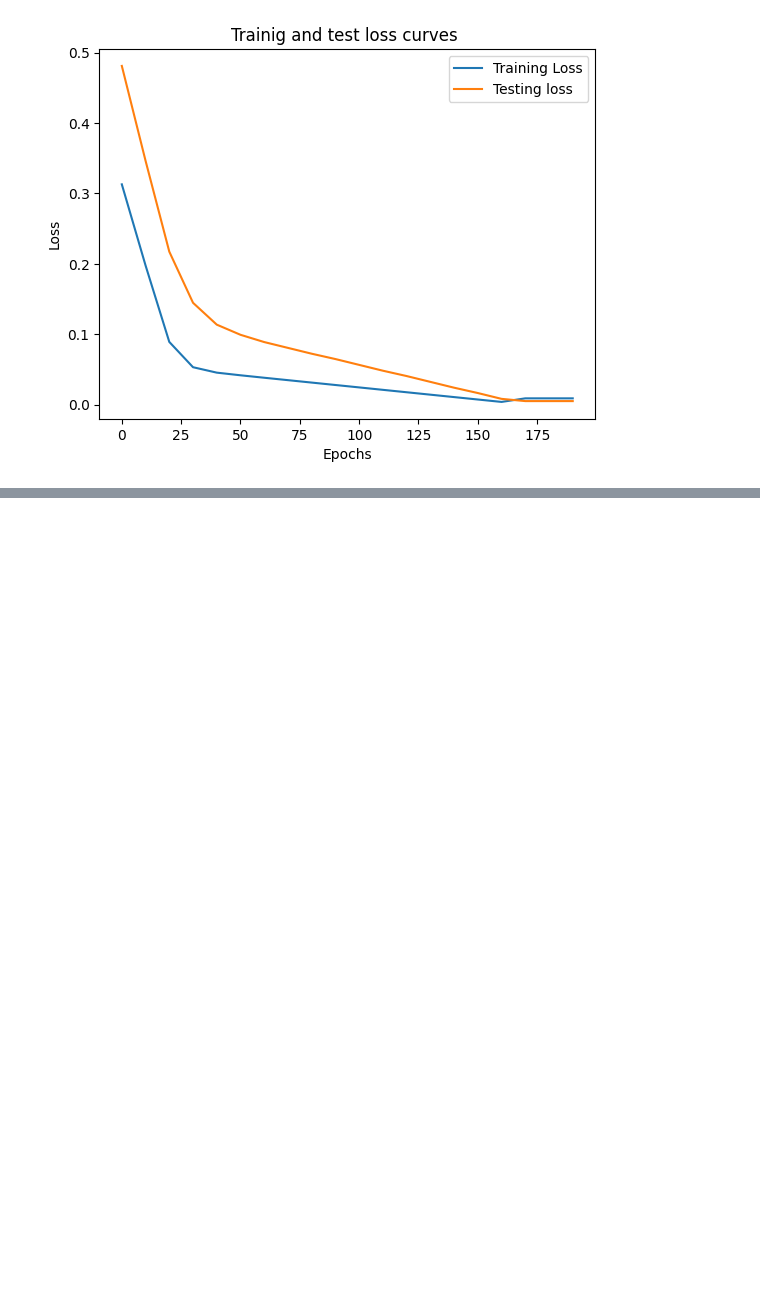
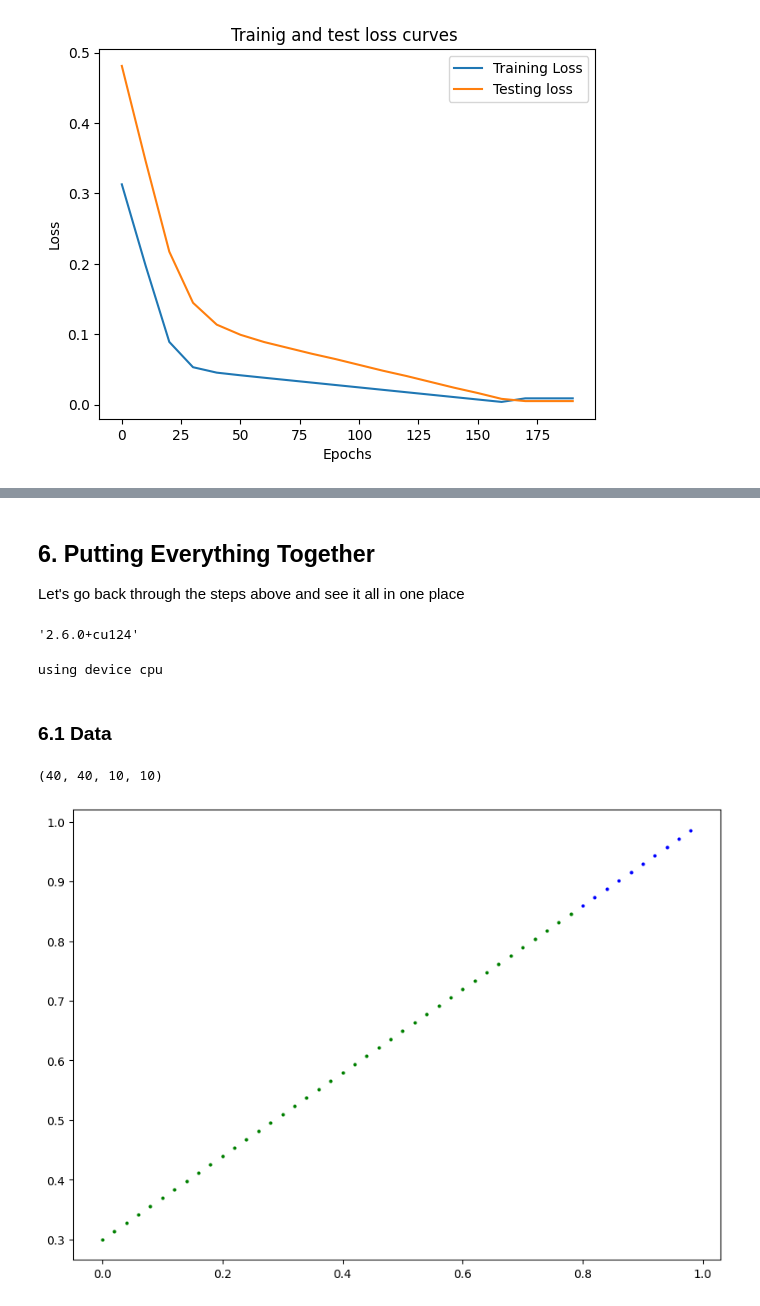
Before and after one commit to sardarabdulsammad/DeepLearning, a Jupyter notebook: 01_pytorch_workflow.ipynb, the cells around one changed output, grey strips where cells are left out. Saved outputs shown, nothing was run; the diff lists cells and outputs as text; code cells hidden in the pictures; blank space fills up the shorter version.

Commit message:
Trained and tested Linear regression models in a detailed way covering basics of pytorch with NN Module, L1 loss Function and SGD

```diff
--- a/01_pytorch_workflow.ipynb
+++ b/01_pytorch_workflow.ipynb
@@ -359,0 +455,53 @@ plt.legend();
+# %% [markdown]
+## 6. Putting Everything Together
+
+Let's go back through the steps above and see it all in one place
+# %%
+import torch
+from torch import nn
+import matplotlib.pyplot as plt
+
+torch.__version__
+# %% [output]
+'2.6.0+cu124'
+# %%
+#setting up device agnostic code
+
+device = 'cuda' if torch.cuda.is_available() else "cpu"
+print(f"using device {device}")
+# %% [output]
+using device cpu
+# %% [markdown]
+### 6.1 Data
+# %%
+import torch
+X = torch.arange(start = 0, end = 1, step=0.02).unsqueeze(dim = 1)
+W = 0.7
+B = 0.3
+Y = W*X +B
+split = int(0.8 * len(X))
+X_train, Y_train = X[:split], Y[:split]
+
+X_test, Y_test = X[split:], Y[split:]
+
+
+len(X_train) , len(Y_train) , len(X_test), len(Y_test)
+# %% [output]
+(40, 40, 10, 10)
+# %%
+def plot_predictions2(X_train = X_train,
+                      Y_train = Y_train,
+                      X_test = X_test,
+                      Y_Test = Y_test,
+                      Predictions = None):
+
+  plt.figure(figsize = (10,7))
+  plt.scatter(X_train, Y_train, c='g' , s=4, label = 'Training')
+  plt.scatter(X_test, Y_test, c ='b', s=4, label = 'Testing')
+  if Predictions is not None:
+    plt.scatter(X_test, Predictions, c = 'r', s = 4, label = 'Predictions')
+  plt.show()
+
+plot_predictions2()
+# %% [output]
+[figure, added]
```
Also changed, not shown: parts of 21 cells of this notebook.
